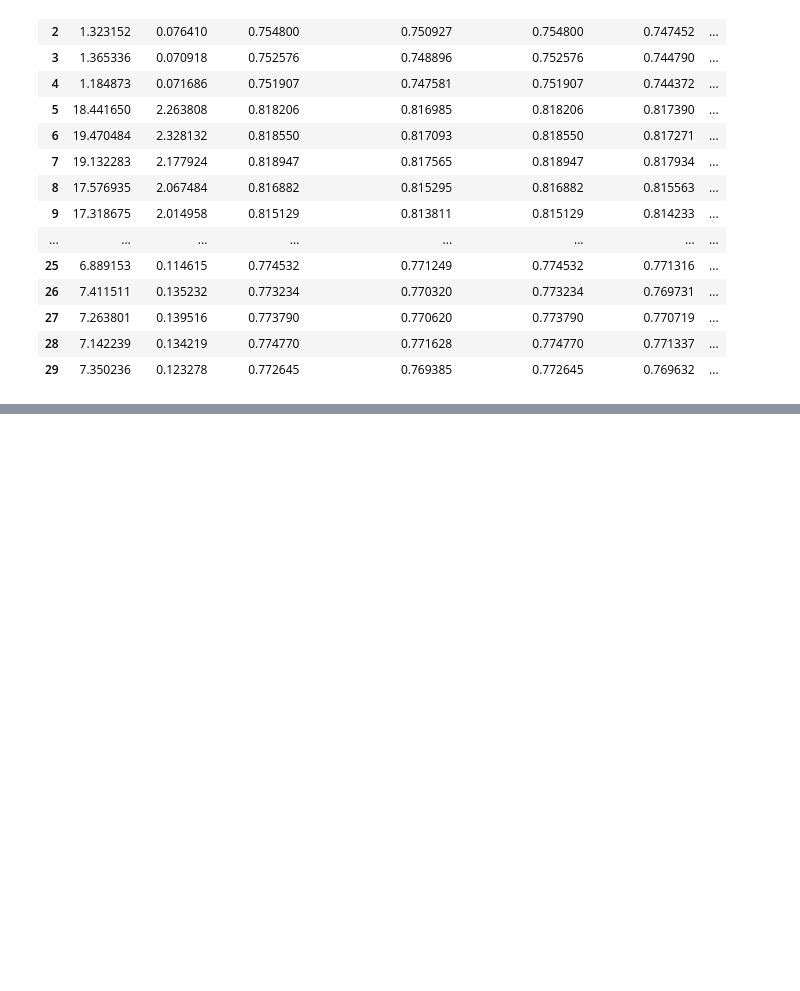
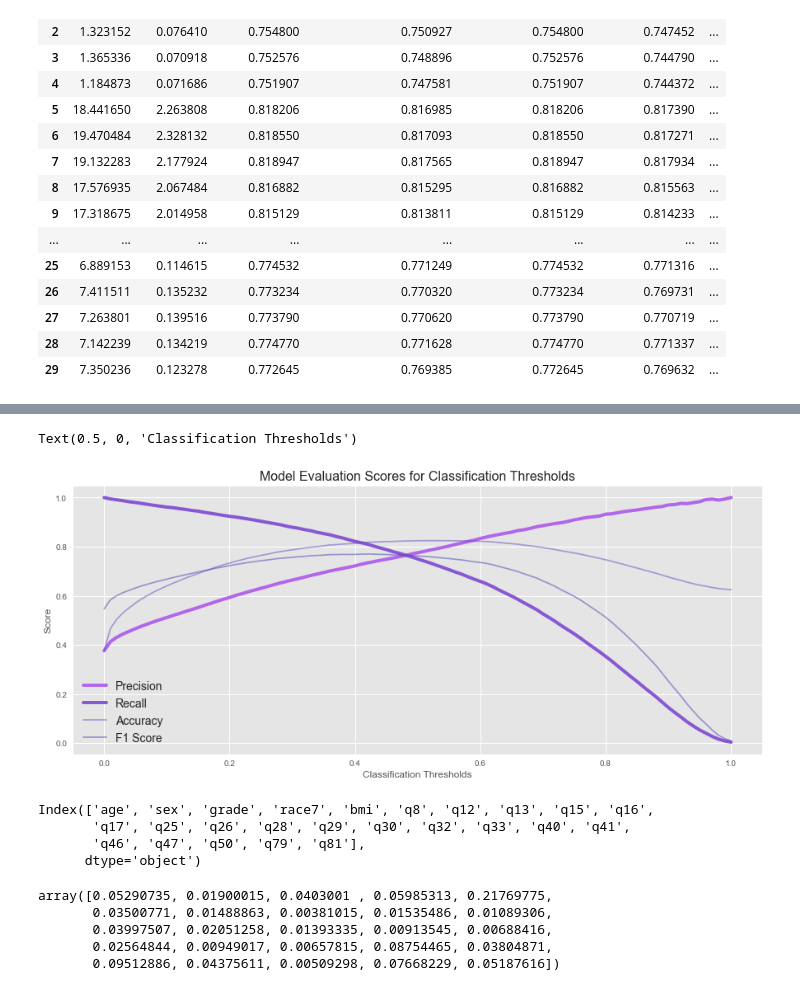
Before and after one commit to beckyepeters/risk_behaviors, a Jupyter notebook: sex_beh_models.ipynb, the cells around one changed output, grey strips where cells are left out. Drawn from its saved outputs; the diff is of its cells as text; code cells hidden in the pictures; blank space fills up the shorter version.

Commit message:
th night rf model

```diff
--- a/sex_beh_models.ipynb
+++ b/sex_beh_models.ipynb
@@ -181,0 +303,9 @@ final = Out[39]
+# %%
+threshold = 0.413
+
+pred_prob = rf.predict_proba(X_test)
+predicted = (pred_prob [:, 1] >= threshold).astype('int')
+accuracy = accuracy_score(y_test, predicted)
+precision = precision_score(y_test, predicted)
+recall = recall_score(y_test, predicted)
+f1 = f1_score(y_test, predicted)
@@ -181,0 +319,46 @@ final = Out[39]
+# %%
+thresholds = np.linspace(0, 1, 100)
+thresholds = thresholds.round(2)
+accuracy = []
+recall = []
+precision = []
+f1 = []
+df = pd.DataFrame(index=thresholds)
+for thresh in thresholds:
+    pred_prob = rf.predict_proba(X_test)
+    predicted = (pred_prob[:, 1] >= thresh).astype('int')
+    acc = accuracy_score(y_test, predicted)
+    rec = recall_score(y_test, predicted)
+    prec = precision_score(y_test, predicted)
+    f1sc = f1_score(y_test, predicted)
+    accuracy.append(acc)
+    recall.append(rec)
+    precision.append(prec)
+    f1.append(f1sc)
+
+df['accuracy'] = accuracy
+df['recall'] = recall
+df['precision'] = precision
+df['f1'] = f1
+# %%
+fig, ax = plt.subplots(figsize=(15, 6))
+sns.set_style('whitegrid')
+
+sns.lineplot(x=thresholds, y=precision, ax=ax, color=colors[0], label='Precision', linewidth=4)
+sns.lineplot(x=thresholds, y=recall, ax=ax, color=colors[1], label='Recall', linewidth=4)
+sns.lineplot(x=thresholds, y=accuracy, ax=ax, color=colors[2], label='Accuracy', alpha=0.5)
+sns.lineplot(x=thresholds, y=f1, ax=ax, color=colors[3], label='F1 Score', alpha=0.5)
+ax.set_title('Model Evaluation Scores for Classification Thresholds', fontsize=16)
+ax.legend(fontsize=14)
+ax.set_ylabel('Score')
+ax.set_xlabel('Classification Thresholds')
+# %% [output]
+Text(0.5, 0, 'Classification Thresholds')
+[figure, added]
+# %%
+X.columns
+# %% [output]
+Index(['age', 'sex', 'grade', 'race7', 'bmi', 'q8', 'q12', 'q13', 'q15', 'q16',
+       'q17', 'q25', 'q26', 'q28', 'q29', 'q30', 'q32', 'q33', 'q40', 'q41',
+       'q46', 'q47', 'q50', 'q79', 'q81'],
+      dtype='object')
@@ -181,0 +373,8 @@ final = Out[39]
+# %%
+rf.feature_importances_
+# %% [output]
+array([0.05290735, 0.01900015, 0.0403001 , 0.05985313, 0.21769775,
+       0.03500771, 0.01488863, 0.00381015, 0.01535486, 0.01089306,
+       0.03997507, 0.02051258, 0.01393335, 0.00913545, 0.00688416,
+       0.02564844, 0.00949017, 0.00657815, 0.08754465, 0.03804871,
+       0.09512886, 0.04375611, 0.00509298, 0.07668229, 0.05187616])
```
Also changed, not shown: parts of 26 cells of this notebook, 9 other files.
